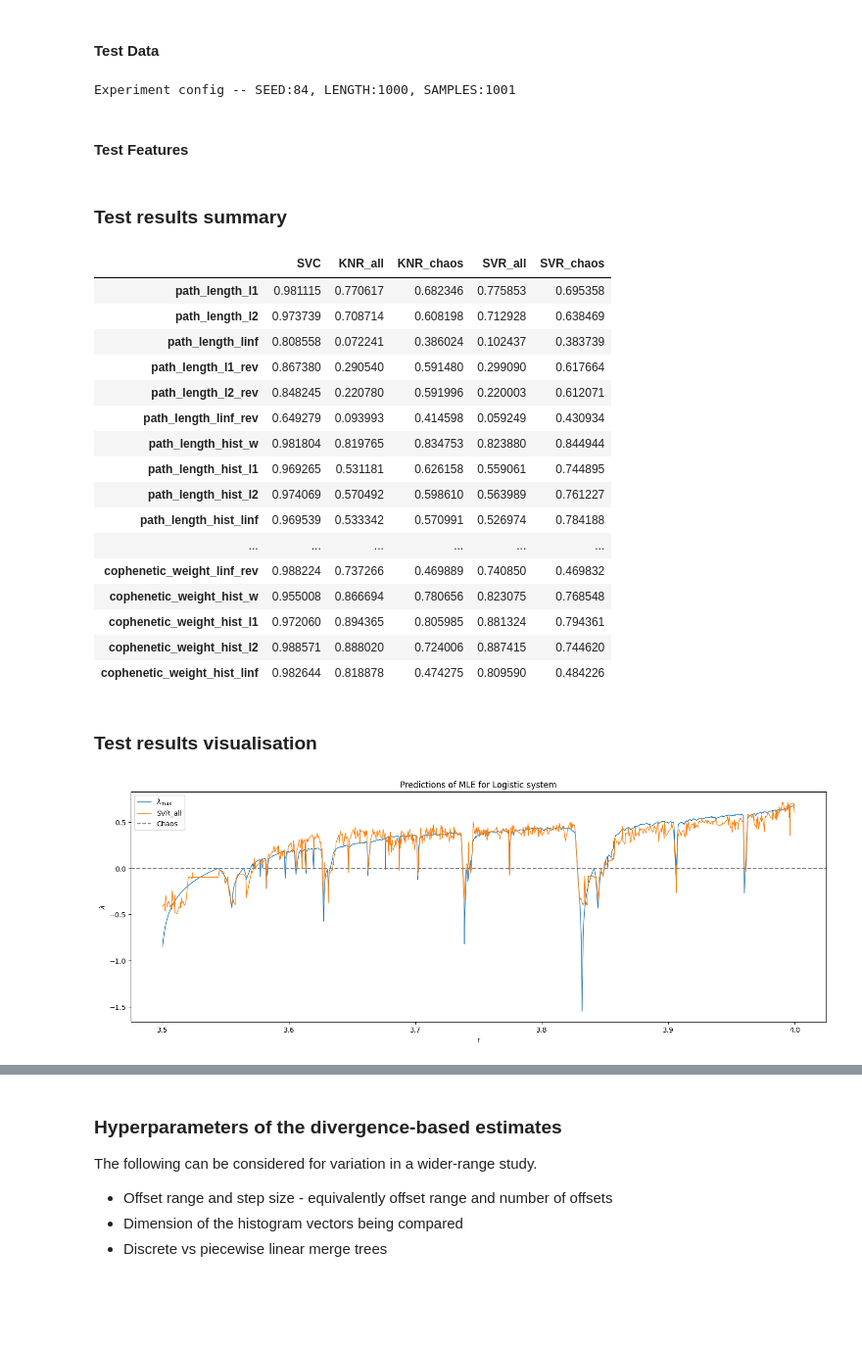
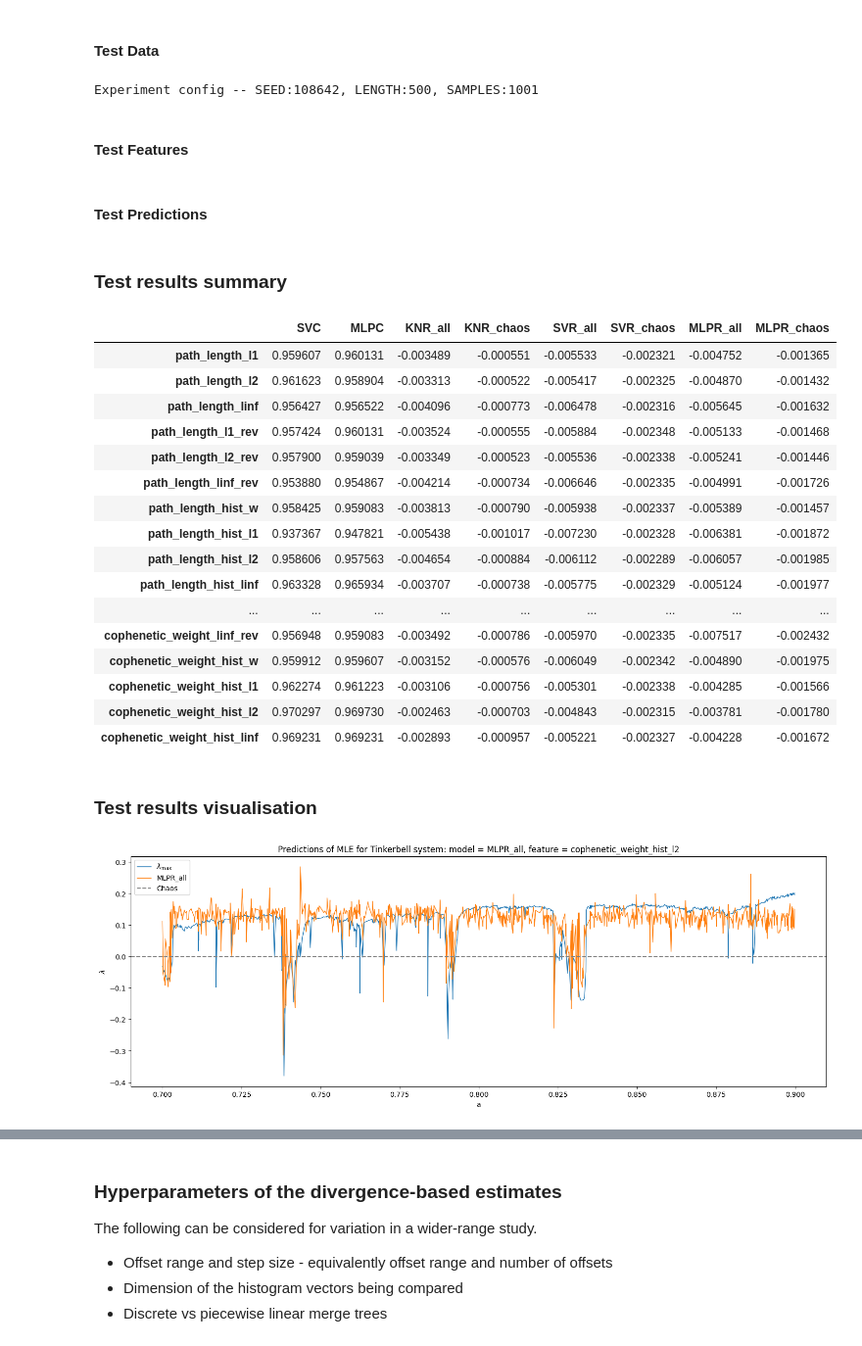
Before and after one commit to colinstephen/topological_divergences, a Jupyter notebook: white_noise.ipynb, the cells around one changed output, grey strips where cells are left out. Shown at 98% size. Saved outputs shown, nothing was run; the diff lists cells and outputs as text; code cells hidden in the pictures; blank space fills up the shorter version.

Commit message:
various new models etc.

```diff
--- a/white_noise.ipynb
+++ b/white_noise.ipynb
@@ -181,7 +208,7 @@ def score_features_test(feature_names, features, y_true, trained_models):
                         X[pos_mask] if getattr(trained_model, "chaos", False) else X
                     ) for model_name, trained_model in trained_models[feature_name].items()
                 },
-                "scores": {
+                "r2_scores": {
                     model_name: trained_model.score(
                         (X[pos_mask] if getattr(trained_model, "chaos", False) else X),
                         (y_true[pos_mask] if getattr(trained_model, "chaos", False) else (pos_mask if is_classifier(trained_model) else y_true))
@@ -197,9 +226,10 @@ First we look at topological merge tree offset path length distributions.
 # %%
 # Set up parameters for the cells below
 
-SYSTEM = "logistic"  # current system being investigated
+SYSTEM = "tinkerbell"  # current system being investigated
 REP_FUNC = partial(TSMT, discrete=True)  # current mode of representing trajectories
-OFFSETS = range(1,125,12)  # offsets for merge tree divergences
+OFFSETS = range(1,251,25)  # offsets for merge tree divergences
+HISTOGRAM_DIM = 100
 # %%
 # Apply the representation constructor and get a representation of each trajectory
 
@@ -207,10 +239,10 @@ merge_tree_representations_train = list(map(REP_FUNC, system_training_data[SYSTE
 # %%
 # Parallel function to compute divergences for a single merge tree representation
 
-@require(partial=partial, get_offset_divergences=get_offset_divergences, OFFSETS=OFFSETS)
+@require(partial=partial, get_offset_divergences=get_offset_divergences, OFFSETS=OFFSETS, HISTOGRAM_DIM=HISTOGRAM_DIM)
 def merge_tree_divergence_features(rep):
     import numpy as np
-    div_values = list(map(partial(get_offset_divergences, tsmt=rep), OFFSETS))
+    div_values = list(map(partial(get_offset_divergences, tsmt=rep, histogram_dim=HISTOGRAM_DIM), OFFSETS))
     return np.array(div_values).T
 # %%
 # Compute the divergences for each merge tree representation in parallel
@@ -280,9 +314,5 @@ To illustrate the predictive power of the resulting feature(s) we use computed d
 # Set up test data for predictions, different to the training and validation data used above
 
 system_test_data = generate_trajectories(RANDOM_SEED=SEED*2, TS_LENGTH=LENGTH, CONTROL_PARAM_SAMPLES=1001)
-test_trajectories = system_test_data[SYSTEM]["trajectories"]
-test_param_name = system_test_data[SYSTEM]["param_name"]
-test_params = system_test_data[SYSTEM]["sys_params"]
-y_test = system_test_data[SYSTEM]["lces"]
 # %% [output]
-Experiment config -- SEED:84, LENGTH:1000, SAMPLES:1001
+Experiment config -- SEED:108642, LENGTH:500, SAMPLES:1001
@@ -304,6 +339,8 @@ merge_tree_divergence_features_test = lbv.map_sync(merge_tree_divergence_feature
 
 # array of shape (n_trajectories, n_divergences, vector_length)
 merge_tree_divergence_features_test = np.array(merge_tree_divergence_features_test)
+# %% [markdown]
+#### Test Predictions
 # %%
 # Sanity check the ML scores for the topological divergence features of the test set separately
 
@@ -320,24 +357,24 @@ merge_tree_divergence_test_predictions = {k:v["predictions"] for k,v in merge_tr
 
 merge_tree_divergence_test_scores_df = pd.DataFrame(merge_tree_divergence_test_scores)
 merge_tree_divergence_test_scores_df_means = merge_tree_divergence_test_scores_df.applymap(np.mean).T
-merge_tree_divergence_test_scores_df_means
+merge_tree_divergence_test_scores_df_means.style.highlight_max(color='yellow', axis=0)
 # %% [output]
-|  | SVC | KNR_all | KNR_chaos | SVR_all | SVR_chaos |
-| path_length_l1 | 0.981115 | 0.770617 | 0.682346 | 0.775853 | 0.695358 |
-| path_length_l2 | 0.973739 | 0.708714 | 0.608198 | 0.712928 | 0.638469 |
-| path_length_linf | 0.808558 | 0.072241 | 0.386024 | 0.102437 | 0.383739 |
-| path_length_l1_rev | 0.867380 | 0.290540 | 0.591480 | 0.299090 | 0.617664 |
-| path_length_l2_rev | 0.848245 | 0.220780 | 0.591996 | 0.220003 | 0.612071 |
-| path_length_linf_rev | 0.649279 | 0.093993 | 0.414598 | 0.059249 | 0.430934 |
-| path_length_hist_w | 0.981804 | 0.819765 | 0.834753 | 0.823880 | 0.844944 |
-| path_length_hist_l1 | 0.969265 | 0.531181 | 0.626158 | 0.559061 | 0.744895 |
-| path_length_hist_l2 | 0.974069 | 0.570492 | 0.598610 | 0.563989 | 0.761227 |
-| path_length_hist_linf | 0.969539 | 0.533342 | 0.570991 | 0.526974 | 0.784188 |
-| ... | ... | ... | ... | ... | ... |
-| cophenetic_weight_linf_rev | 0.988224 | 0.737266 | 0.469889 | 0.740850 | 0.469832 |
-| cophenetic_weight_hist_w | 0.955008 | 0.866694 | 0.780656 | 0.823075 | 0.768548 |
-| cophenetic_weight_hist_l1 | 0.972060 | 0.894365 | 0.805985 | 0.881324 | 0.794361 |
-| cophenetic_weight_hist_l2 | 0.988571 | 0.888020 | 0.724006 | 0.887415 | 0.744620 |
-| cophenetic_weight_hist_linf | 0.982644 | 0.818878 | 0.474275 | 0.809590 | 0.484226 |
+|  | SVC | MLPC | KNR_all | KNR_chaos | SVR_all | SVR_chaos | MLPR_all | MLPR_chaos |
+| path_length_l1 | 0.959607 | 0.960131 | -0.003489 | -0.000551 | -0.005533 | -0.002321 | -0.004752 | -0.001365 |
+| path_length_l2 | 0.961623 | 0.958904 | -0.003313 | -0.000522 | -0.005417 | -0.002325 | -0.004870 | -0.001432 |
+| path_length_linf | 0.956427 | 0.956522 | -0.004096 | -0.000773 | -0.006478 | -0.002316 | -0.005645 | -0.001632 |
+| path_length_l1_rev | 0.957424 | 0.960131 | -0.003524 | -0.000555 | -0.005884 | -0.002348 | -0.005133 | -0.001468 |
+| path_length_l2_rev | 0.957900 | 0.959039 | -0.003349 | -0.000523 | -0.005536 | -0.002338 | -0.005241 | -0.001446 |
+| path_length_linf_rev | 0.953880 | 0.954867 | -0.004214 | -0.000734 | -0.006646 | -0.002335 | -0.004991 | -0.001726 |
+| path_length_hist_w | 0.958425 | 0.959083 | -0.003813 | -0.000790 | -0.005938 | -0.002337 | -0.005389 | -0.001457 |
+| path_length_hist_l1 | 0.937367 | 0.947821 | -0.005438 | -0.001017 | -0.007230 | -0.002328 | -0.006381 | -0.001872 |
+| path_length_hist_l2 | 0.958606 | 0.957563 | -0.004654 | -0.000884 | -0.006112 | -0.002289 | -0.006057 | -0.001985 |
+| path_length_hist_linf | 0.963328 | 0.965934 | -0.003707 | -0.000738 | -0.005775 | -0.002329 | -0.005124 | -0.001977 |
+| ... | ... | ... | ... | ... | ... | ... | ... | ... |
+| cophenetic_weight_linf_rev | 0.956948 | 0.959083 | -0.003492 | -0.000786 | -0.005970 | -0.002335 | -0.007517 | -0.002432 |
+| cophenetic_weight_hist_w | 0.959912 | 0.959607 | -0.003152 | -0.000576 | -0.006049 | -0.002342 | -0.004890 | -0.001975 |
+| cophenetic_weight_hist_l1 | 0.962274 | 0.961223 | -0.003106 | -0.000756 | -0.005301 | -0.002338 | -0.004285 | -0.001566 |
+| cophenetic_weight_hist_l2 | 0.970297 | 0.969730 | -0.002463 | -0.000703 | -0.004843 | -0.002315 | -0.003781 | -0.001780 |
+| cophenetic_weight_hist_linf | 0.969231 | 0.969231 | -0.002893 | -0.000957 | -0.005221 | -0.002327 | -0.004228 | -0.001672 |
 # %% [markdown]
 ### Test results visualisation
@@ -348,14 +381,30 @@ y_pred = merge_tree_divergence_test_predictions[prediction_feature_name][predict
+# %%
+prediction_feature_name = "path_length_hist_w"
+prediction_feature_name = "cophenetic_weight_l2_rev"
+prediction_feature_name = "cophenetic_weight_l1"
+prediction_feature_name = "cophenetic_weight_hist_l1"
+prediction_feature_name = "path_weight_hist_linf"
+prediction_feature_name = "cophenetic_length_l1"
+prediction_feature_name = "path_length_l1_rev"
+prediction_feature_name = "path_weight_hist_l1"
+prediction_feature_name = "path_weight_hist_l2"
+prediction_feature_name = "path_weight_l2_rev"
+prediction_feature_name = "path_weight_l2"
+prediction_feature_name = "path_weight_hist_w"
+prediction_feature_name = "cophenetic_weight_hist_l2"
+prediction_model_name = "MLPR_all"
+y_pred = merge_tree_divergence_test_predictions[prediction_feature_name][prediction_model_name]
 # %%
 # plot the ground truth and regression predictions
 plt.figure(figsize=(18,6))
 plt.plot(test_params, y_test, lw=1, label=r"$\lambda_{\max}$")
 plt.plot(test_params, y_pred, lw=1, label=prediction_model_name)
 plt.xlabel(test_param_name)
 plt.ylabel(r"$\lambda$")
 plt.axhline(y=0, color='grey', linestyle='--', label='Chaos')
 plt.legend()
-plt.title(f"Predictions of MLE for {SYSTEM.capitalize()} system")
+plt.title(f"Predictions of MLE for {SYSTEM.capitalize()} system: model = {prediction_model_name}, feature = {prediction_feature_name}")
 plt.show()
 # %% [output]
-[figure, old version]
+[figure, new version]
 # %%
```
Also changed, not shown: parts of 19 cells of this notebook.
